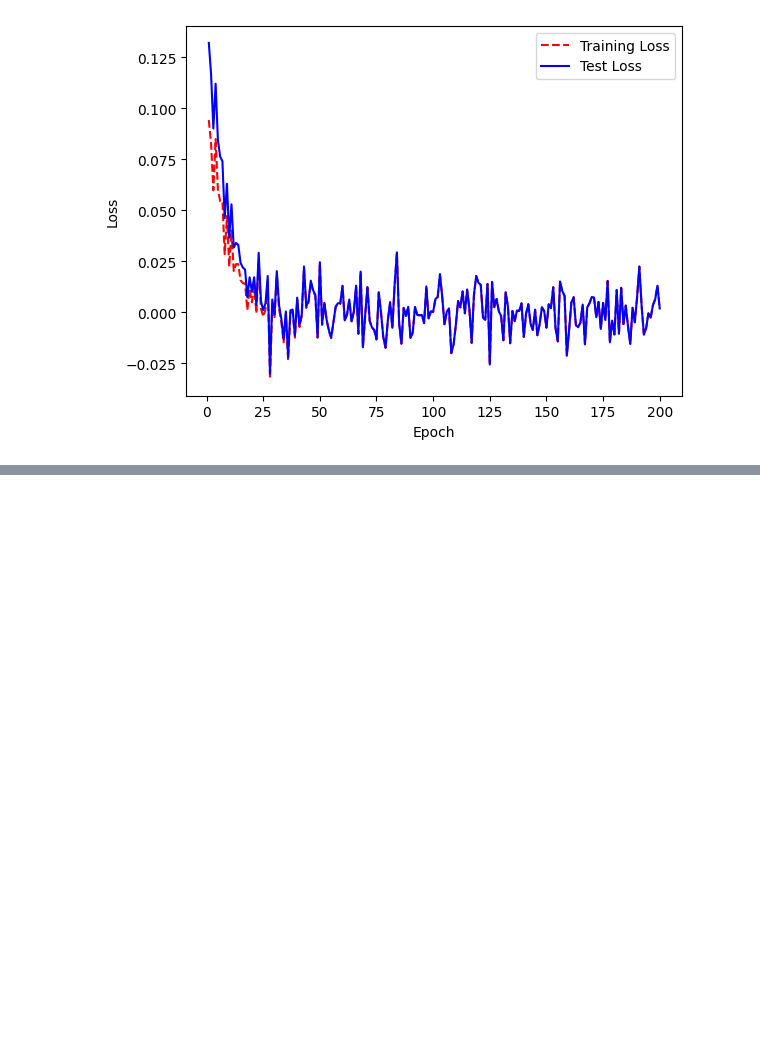
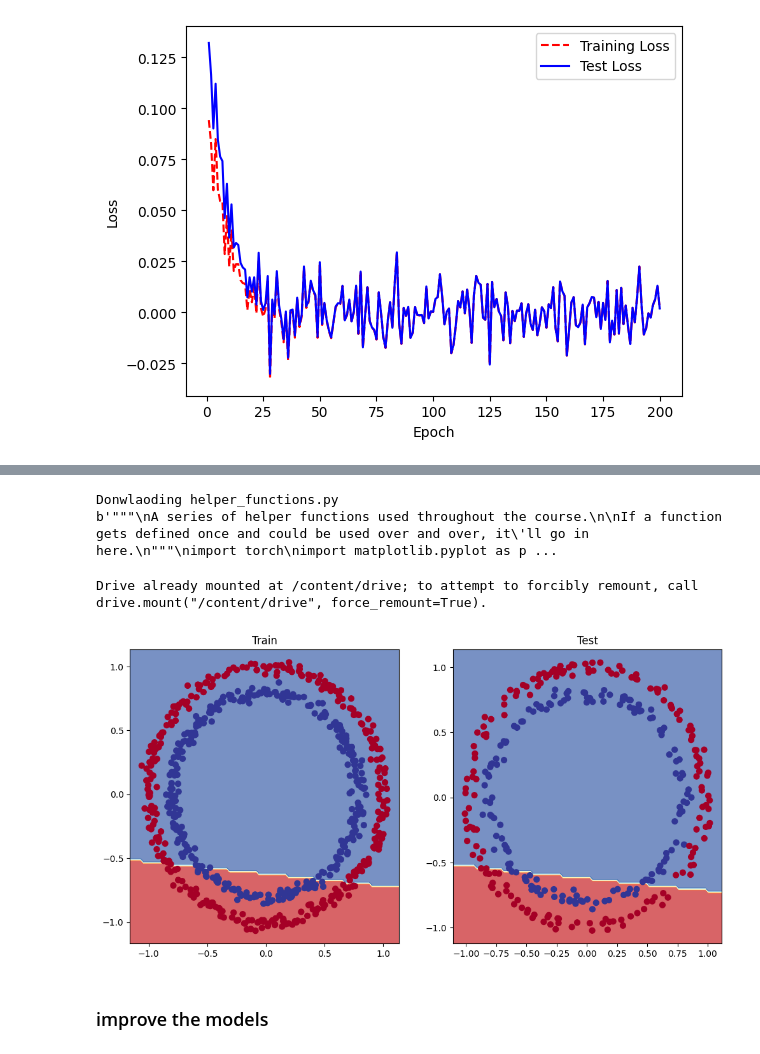
Before and after one commit to prathameshk30/PyTorch-Algo-Intro, a Jupyter notebook: PyTorch_practice.ipynb, the cells around one changed output, grey strips where cells are left out. Drawn from its saved outputs; the diff is of its cells as text; code cells hidden in the pictures; blank space fills up the shorter version.

```diff
--- a/PyTorch_practice.ipynb
+++ b/PyTorch_practice.ipynb
@@ -850,0 +994,4 @@ Epoch :190 | Loss: tensor([0.0224], grad_fn=<AddBackward0>) | Test loss: tensor(
+# %%
+# 4. Instantiate an instnace of pur model classs and send it to target device
+model_0=Circle_model_V1().to(device)
+model_0
@@ -850,0 +1067,13 @@ Epoch :190 | Loss: tensor([0.0224], grad_fn=<AddBackward0>) | Test loss: tensor(
+# %%
+# Loss function
+# loss_fn=nn.BCELoss() # requires inputs to have gone through the sigmoid activation function prior to input
+loss_fn= nn.BCEWithLogitsLoss() # sigmoid activation function built in
+
+# optimizer
+optimizer= torch.optim.SGD(params=model_0.parameters(), lr=0.1)
+# %%
+# calculate the accuracy
+def accuracy_fn(y_true,y_pred):
+  correct= torch.eq(y_true,y_pred).sum().item()
+  acc= (correct/len(y_pred))*100
+  return acc
@@ -850,0 +1087,7 @@ Epoch :190 | Loss: tensor([0.0224], grad_fn=<AddBackward0>) | Test loss: tensor(
+# %%
+# 3. Train loop
+
+y_logits=model_0(X_test.to(device)[:6])
+y_pred_labels=torch.round(torch.sigmoid(y_logits))
+y_pred_labels=y_pred_labels.squeeze(1)
+y_pred_labels.shape
@@ -850,0 +1164,46 @@ Epoch :190 | Loss: tensor([0.0224], grad_fn=<AddBackward0>) | Test loss: tensor(
+# %%
+## 4. Make predictions
+
+import requests
+from pathlib import Path
+import os
+
+# download helper function from Learn>Pytorch repo
+if Path("helper_functions.py").is_file():
+  print("helper_function.py already exists, skip downloading")
+else:
+  print("Donwlaoding helper_functions.py")
+  request= requests.get("https://raw.githubusercontent.com/mrdbourke/pytorch-deep-learning/main/helper_functions.py")
+  with open("/content/drive/MyDrive/data /helper_functions.py" , "wb") as f:
+    print(request.content)
+    f.write(request.content)
+# %% [output]
+Donwlaoding helper_functions.py
+b'"""\nA series of helper functions used throughout the course.\n\nIf a function gets defined once and could be used over and over, it\'ll go in here.\n"""\nimport torch\nimport matplotlib.pyplot as p ...
+# %%
+# 1. Mount the drive
+from google.colab import drive
+drive.mount('/content/drive')
+
+# 2. # Insert the directory
+import sys
+sys.path.append("/content/drive/MyDrive/data ")
+
+# 3. Import your module or file
+from helper_functions import plot_predictions, plot_decision_boundary
+# %% [output]
+Drive already mounted at /content/drive; to attempt to forcibly remount, call drive.mount("/content/drive", force_remount=True).
+# %%
+import matplotlib.pyplot as plt
+
+plt.figure(figsize=(12,6))
+plt.subplot(1,2,1)
+plt.title("Train")
+plot_decision_boundary(model_0, X_train, y_train)
+plt.subplot(1,2,2)
+plt.title("Test")
+plot_decision_boundary(model_0, X_test, y_test)
+# %% [output]
+[figure, added]
+# %% [markdown]
+### improve the models
```
Also changed, not shown: parts of 35 cells of this notebook.
